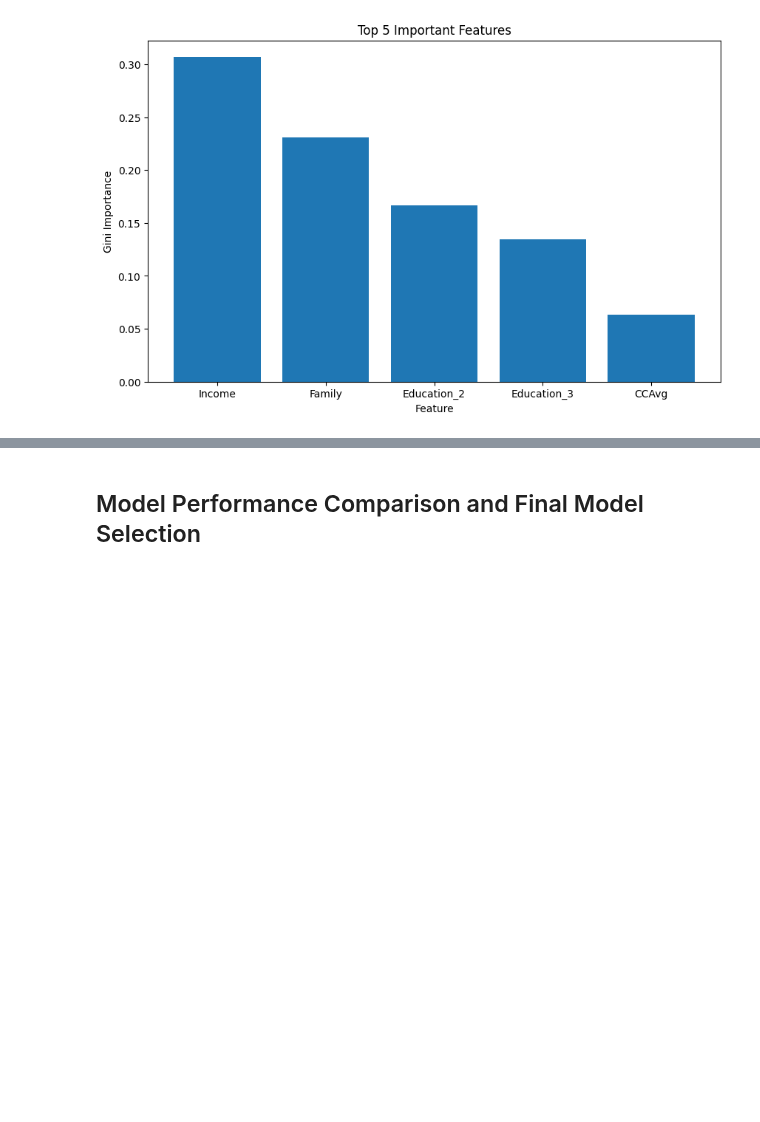
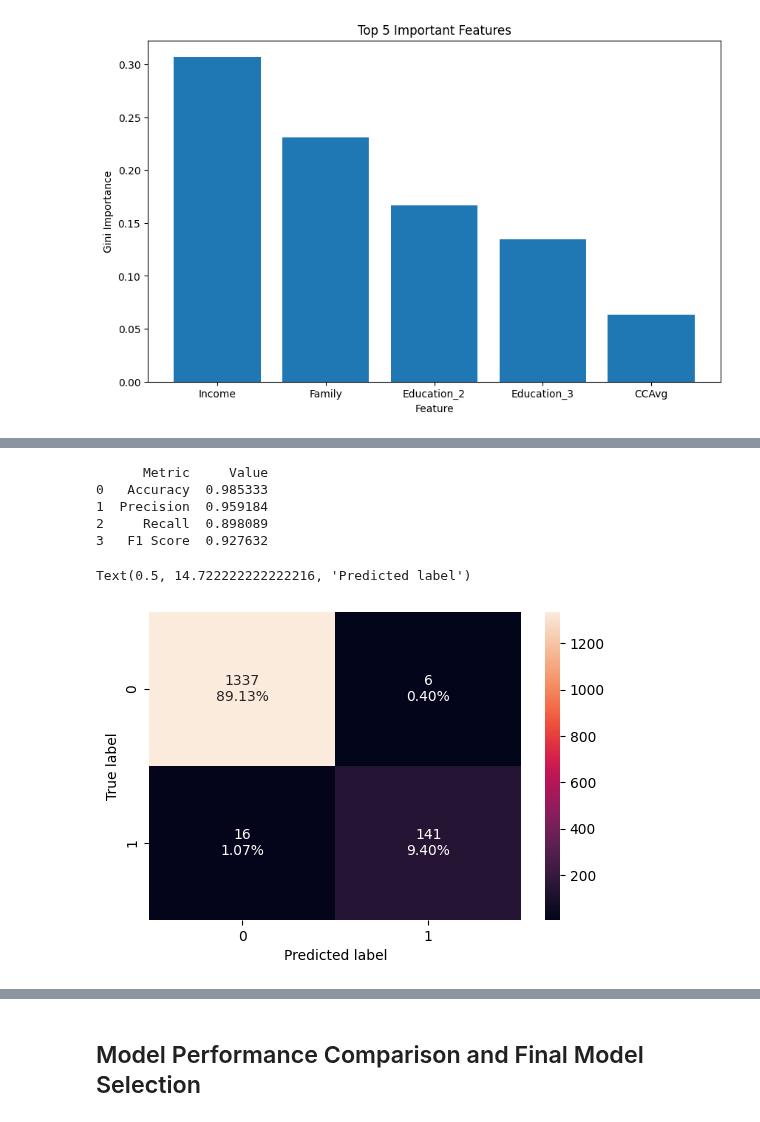
Before and after one commit to ankur0405/LearningPython, a Jupyter notebook: AIML_ML_Project_full_code_notebook.ipynb, the cells around one changed output, grey strips where cells are left out. Cells and saved outputs as stored; diff of their text form; code cells hidden in the pictures; blank space fills up the shorter version.

```diff
--- a/AIML_ML_Project_full_code_notebook.ipynb
+++ b/AIML_ML_Project_full_code_notebook.ipynb
@@ -413,0 +501,40 @@ plt.show()
+# %%
+# Evaluate the pruned tree
+y_test_pred_pruned = pruned_dtree.predict(X_test)
+
+# Compute F1-score
+f1_pruned = f1_score(y_test, y_test_pred_pruned)
+
+# Compute Accuracy
+accuracy_pruned = accuracy_score(y_test, y_test_pred_pruned)
+
+# Compute Precision
+precision_pruned = precision_score(y_test, y_test_pred_pruned)
+
+# Compute Recall
+recall_pruned = recall_score(y_test, y_test_pred_pruned)
+
+results_df_pruned = pd.DataFrame({
+    'Metric': ['Accuracy', 'Precision', 'Recall', 'F1 Score'],
+    'Value': [accuracy_pruned, precision_pruned, recall_pruned, f1_pruned]
+})
+
+# Display the results
+print(results_df_pruned)
+# %% [output]
+      Metric     Value
+0   Accuracy  0.985333
+1  Precision  0.959184
+2     Recall  0.898089
+3   F1 Score  0.927632
+# %%
+#checking pruned model performance on test data
+conf_mtrx_pruned = confusion_matrix(y_test, y_test_pred_pruned)
+labels = np.asarray([["{0:0.0f}".format(item) + "\n{0:.2%}".format(item / conf_mtrx_pruned.flatten().sum())] for item in conf_mtrx_pruned.flatten()]).reshape(2, 2)
+plt.figure(figsize=(6, 4))
+sns.heatmap(conf_mtrx_pruned, annot=labels, fmt="")
+plt.ylabel("True label")
+plt.xlabel("Predicted label")
+# %% [output]
+Text(0.5, 14.722222222222216, 'Predicted label')
+[figure, added]
```
Also changed, not shown: parts of 17 cells of this notebook.
